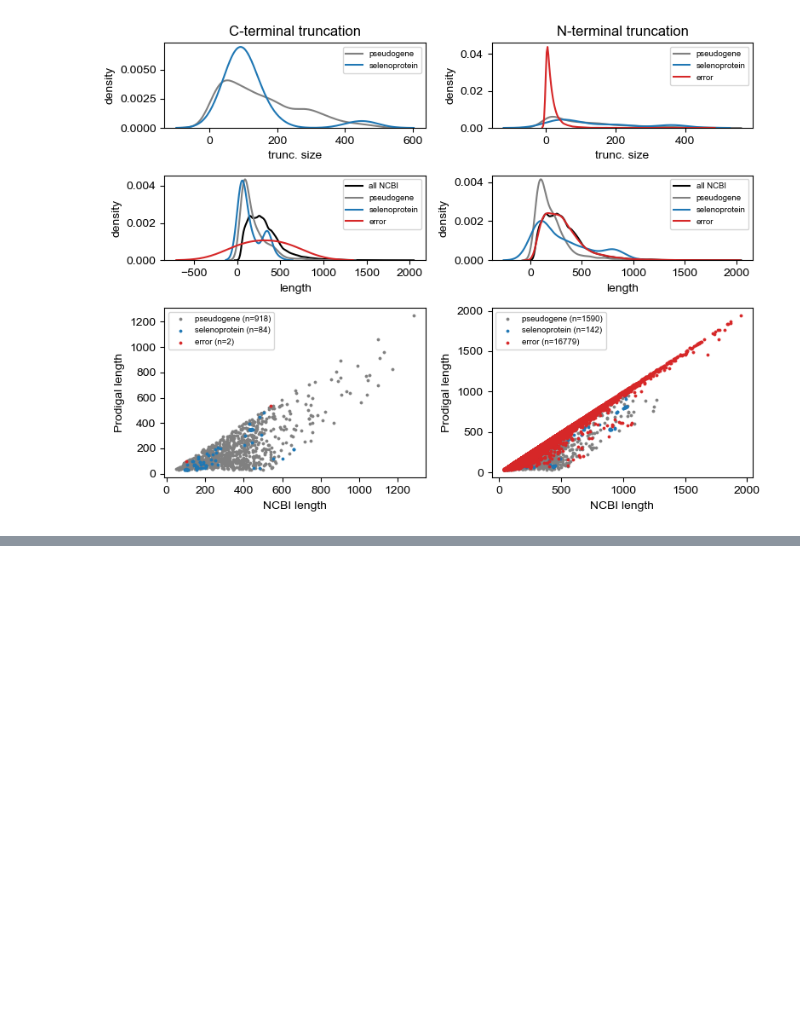
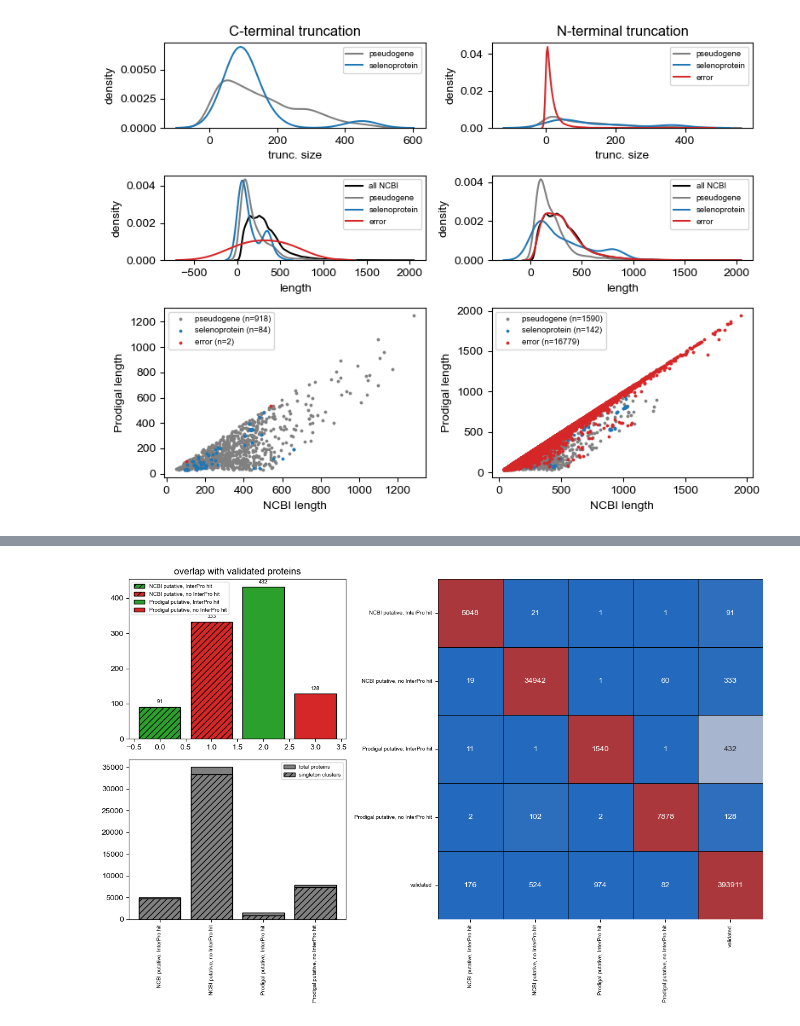
Before and after one commit to pipparichter/frugal, a Jupyter notebook: notebooks/errors.ipynb, the cells around one changed output, grey strips where cells are left out. Drawn from its saved outputs; the diff is of its cells as text; code cells hidden in the pictures; blank space fills up the shorter version.

```diff
--- a/notebooks/errors.ipynb
+++ b/notebooks/errors.ipynb
@@ -317,0 +321,81 @@ figure_3(ref_out_df)
+# %%
+# It seems as though the InterPro method worked to flag Prodigal putative sequences that are likely real proteins, but was not very good
+# at marking NCBI sequences which are real. Many of the putative NCBI sequences which did not have InterPro hits still had some homology
+# to sequences which I am fairly certain are real.
+
+def figure_4(ref_out_df:pd.DataFrame, max_length:int=800):
+
+    if not os.path.exists('errors_figure_4.csv'):
+        df = ref_out_df[['seq']].copy()
+        df['length'] = get_lengths(ref_out_df, ref=False)
+        df['validated'] = ref_out_df.apply(is_validated, axis=1)
+        df['interpro_hit'] = ref_out_df.apply(has_interpro_hit, axis=1)
+        df['ncbi_putative'] = ref_out_df.apply(is_putative_ncbi, axis=1)
+        df['prodigal_putative'] = ref_out_df.apply(is_putative_prodigal, axis=1)
+        mmseqs = MMseqs()
+        df = mmseqs.cluster(df, sequence_identity=0.5, reps_only=False, overwrite=False, job_name='errors_figure_4')
+        mmseqs.cleanup()
+        df.to_csv('errors_figure_4.csv')
+
+    else:
+        df = pd.read_csv('errors_figure_4.csv', index_col=0)
+
+    if max_length is not None:
+        df = df[df.length < max_length]
+
+    fig = plt.figure(figsize=(12, 8), layout='tight')
+    grid = GridSpec(nrows=2, ncols=2, width_ratios=[0.4, 0.6])
+    ax_a = fig.add_subplot(grid[0, 0])
+    ax_b = fig.add_subplot(grid[1, 0])
+    ax_c = fig.add_subplot(grid[:, 1])
+
+    ax_a_data = dict()
+    categories = np.where(df.interpro_hit & df.ncbi_putative, 'NCBI putative, InterPro hit', 'validated')
+    categories = np.where(~df.interpro_hit & df.ncbi_putative, 'NCBI putative, no InterPro hit', categories)
+    categories = np.where(~df.interpro_hit & df.prodigal_putative, 'Prodigal putative, no InterPro hit', categories)
+    categories = np.where(df.interpro_hit & df.prodigal_putative, 'Prodigal putative, InterPro hit', categories)
+    df['category'] = categories
+
+    colors = {'NCBI putative, InterPro hit':'tab:green', 'NCBI putative, no InterPro hit':'tab:red', 'Prodigal putative, no InterPro hit':'tab:red', 'Prodigal putative, InterPro hit':'tab:green'}
+    hatches = {'NCBI putative, InterPro hit':'///', 'NCBI putative, no InterPro hit':'///'}
+
+    cluster_sizes = {category:df_.groupby('cluster').apply(len, include_groups=False) for category, df_ in df.groupby('category')}
+    categories = sorted([category for category in df.category.unique() if (category != 'validated')])
+    position = 0
+    for category in categories:
+        clusters = np.intersect1d(cluster_sizes[category].index, cluster_sizes['validated'].index)
+        height = cluster_sizes[category].loc[clusters].sum()
+        ax_a.bar([position], height, edgecolor='black', color=colors[category], hatch=hatches.get(category, None), label=category)
+        ax_a.text(position, height + 10, str(height), ha='center', fontsize='x-small')
+        position += 1
+    ax_a.legend(fontsize='x-small')
+    ax_a.set_title('overlap with validated proteins')
+
+    singleton_clusters = [cluster for cluster, df_ in df.groupby('cluster') if (len(df_) == 1)]
+    position = 0
+    for category in categories:
+        n_total = cluster_sizes[category].sum()
+        n_singleton = np.isin(cluster_sizes[category].index, singleton_clusters).sum()
+        ax_b.bar([position], n_total, edgecolor='black', color='gray', label='total proteins' if (position == 0) else None)
+        ax_b.bar([position], n_singleton, edgecolor='black', color='gray', hatch='///', label='singleton clusters' if (position == 0) else None)
+        position += 1
+    ax_b.legend(fontsize='x-small')
+    ax_b.set_xticks(np.arange(len(categories)), labels=categories, fontsize='x-small', rotation=90)
+
+    categories = list(categories) + ['validated']
+    ax_c_df = pd.DataFrame(index=categories, columns=categories, dtype=int)
+    for category_i in categories:
+        for category_j in categories:
+            overlap_clusters = np.intersect1d(cluster_sizes[category_i].index, cluster_sizes[category_j].index)
+            ax_c_df.loc[category_i, category_j] = cluster_sizes[category_i].loc[overlap_clusters].sum() #  / data[label_i].sum()
+    sns.heatmap(ax_c_df / np.diag(ax_c_df.values).reshape(-1, 1), ax=ax_c, xticklabels=True, linecolor='black', linewidths=0.5, yticklabels=True,cbar=False, cmap='vlag', annot=ax_c_df.astype(int), fmt='d')
+    for y_tick, x_tick in zip(ax_c.get_yticklabels(), ax_c.get_xticklabels()):
+        x_tick.set_fontsize('x-small')
+        y_tick.set_fontsize('x-small')
+
+    plt.show()
+
+
+figure_4(ref_out_df)
+# %% [output]
+[figure, added]
```
Also changed, not shown: parts of 4 cells of this notebook, 4 other files.
